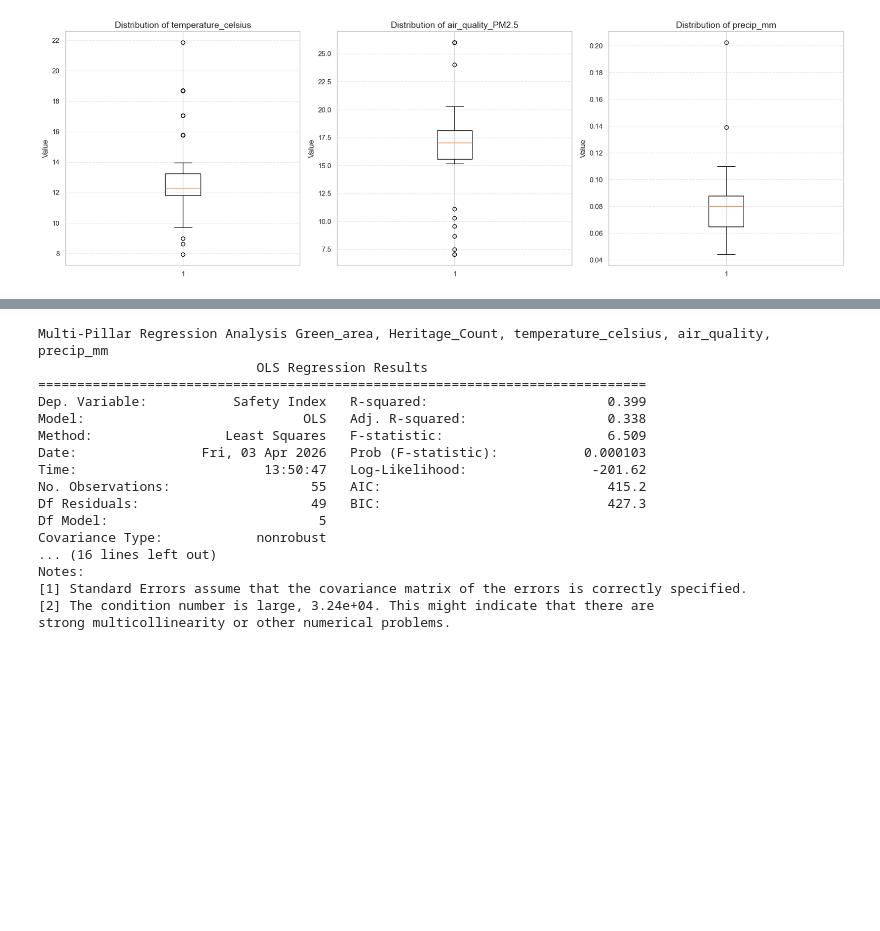
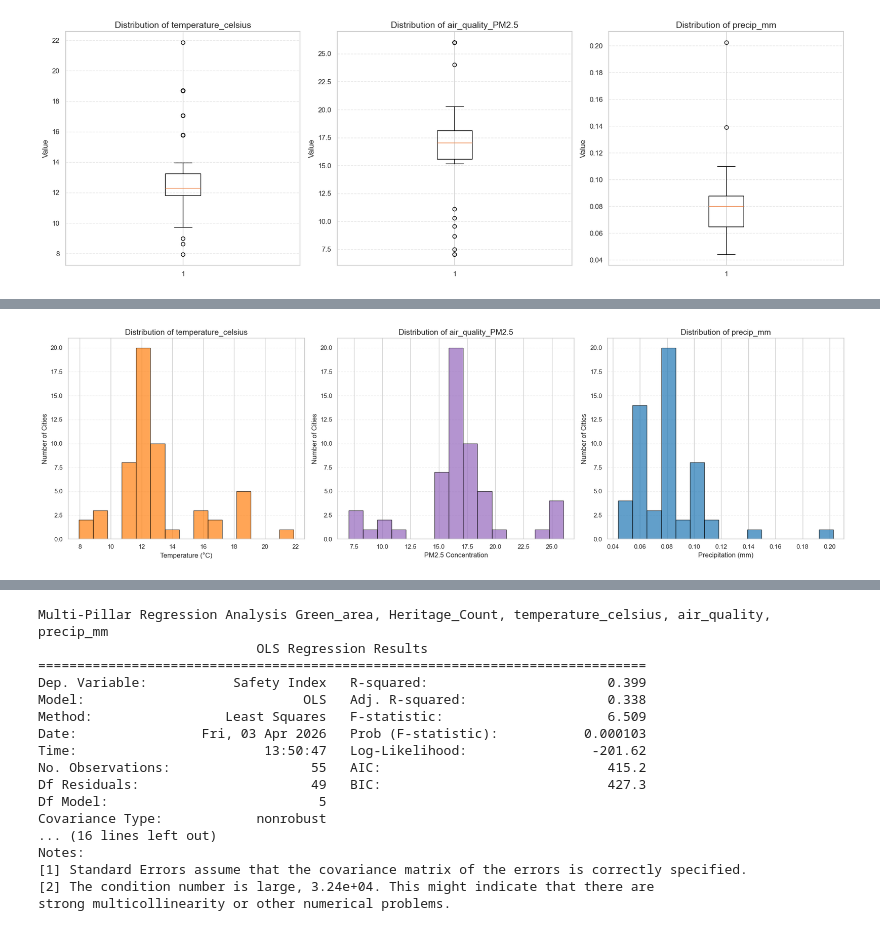
Before and after one commit to AoifeMurphy02/DAV_Specification_Index_Generation_and_Visualization, a Jupyter notebook: HGW_Index.ipynb, the cells around one changed output, grey strips where cells are left out. Cells and saved outputs as stored; diff of their text form; code cells hidden in the pictures; blank space fills up the shorter version.

Commit message:
📊 viz: add histogram grid for weather data
- Temp,
- Air Quality,
- Precip

```diff
--- a/HGW_Index.ipynb
+++ b/HGW_Index.ipynb
@@ -736,0 +743,29 @@ plt.show()
+# %%
+import matplotlib.pyplot as plt
+import pandas as pd
+
+# Define the weather pillars and their respective colors
+weather_cols = ['temperature_celsius', 'air_quality_PM2.5', 'precip_mm']
+weather_colors = ['#ff7f0e', '#9467bd', '#1f77b4'] # Orange, Purple, Blue
+weather_labels = ['Temperature (°C)', 'PM2.5 Concentration', 'Precipitation (mm)']
+
+# Create a 1x3 grid of histograms
+fig, axes = plt.subplots(1, 3, figsize=(20, 6))
+
+for i, col in enumerate(weather_cols):
+    # Ensure numeric data and drop NaNs
+    data = pd.to_numeric(df_europe_master[col], errors='coerce').dropna()
+
+    # Plot histogram
+    axes[i].hist(data, bins=15, color=weather_colors[i], edgecolor='black', alpha=0.7)
+
+    # Formatting
+    axes[i].set_title(f'Distribution of {col}', fontsize=14)
+    axes[i].set_xlabel(weather_labels[i], fontsize=12)
+    axes[i].set_ylabel('Number of Cities', fontsize=12)
+    axes[i].grid(axis='y', linestyle='--', alpha=0.3)
+
+plt.tight_layout()
+plt.show()
+# %% [output]
+[figure, added]
```
Also changed, not shown: parts of 2 cells of this notebook.
